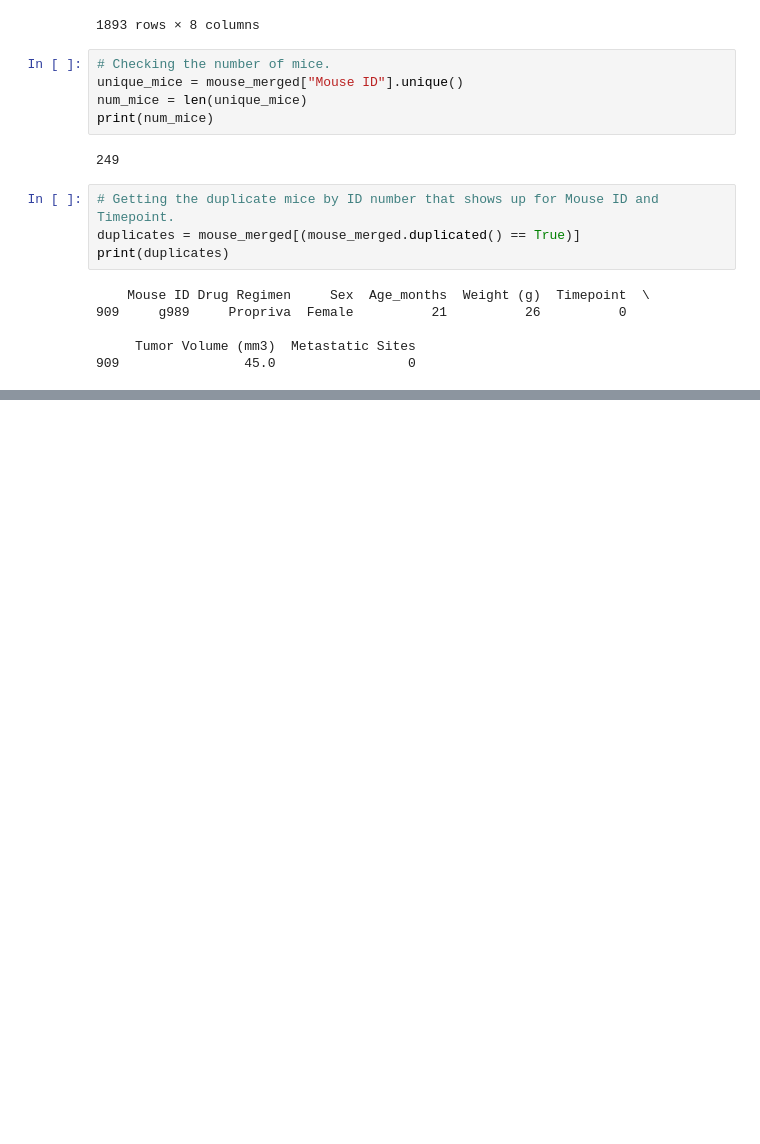
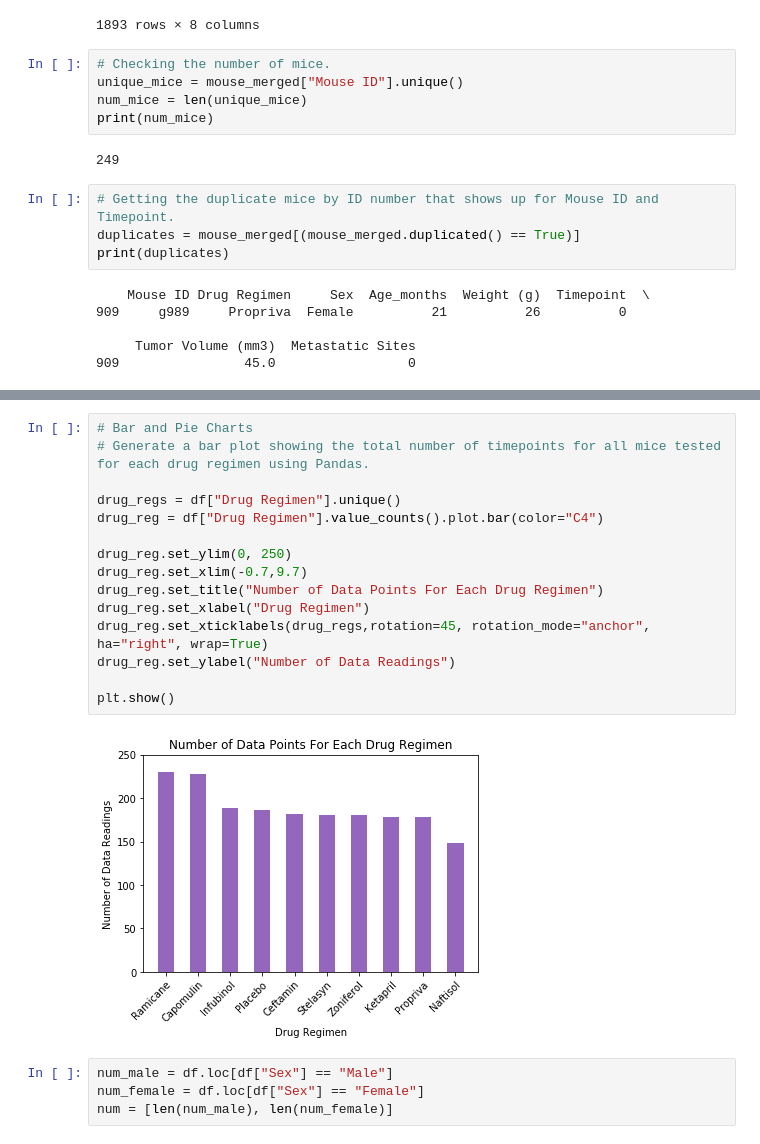
Before and after one commit to tylerhill122/matplotlib-challenge, a Jupyter notebook: Pymaceuticals.ipynb, the cells around one changed output, grey strips where cells are left out. Cells and saved outputs as stored; diff of their text form; blank space fills up the shorter version.

```diff
--- a/Pymaceuticals.ipynb
+++ b/Pymaceuticals.ipynb
@@ -89,0 +127,21 @@ print(num_mice2)
+# %%
+# Bar and Pie Charts
+# Generate a bar plot showing the total number of timepoints for all mice tested for each drug regimen using Pandas.
+
+drug_regs = df["Drug Regimen"].unique()
+drug_reg = df["Drug Regimen"].value_counts().plot.bar(color="C4")
+
+drug_reg.set_ylim(0, 250)
+drug_reg.set_xlim(-0.7,9.7)
+drug_reg.set_title("Number of Data Points For Each Drug Regimen")
+drug_reg.set_xlabel("Drug Regimen")
+drug_reg.set_xticklabels(drug_regs,rotation=45, rotation_mode="anchor", ha="right", wrap=True)
+drug_reg.set_ylabel("Number of Data Readings")
+
+plt.show()
+# %% [output]
+[figure, added]
+# %%
+num_male = df.loc[df["Sex"] == "Male"]
+num_female = df.loc[df["Sex"] == "Female"]
+num = [len(num_male), len(num_female)]
```
Also changed, not shown: parts of 8 cells of this notebook.
